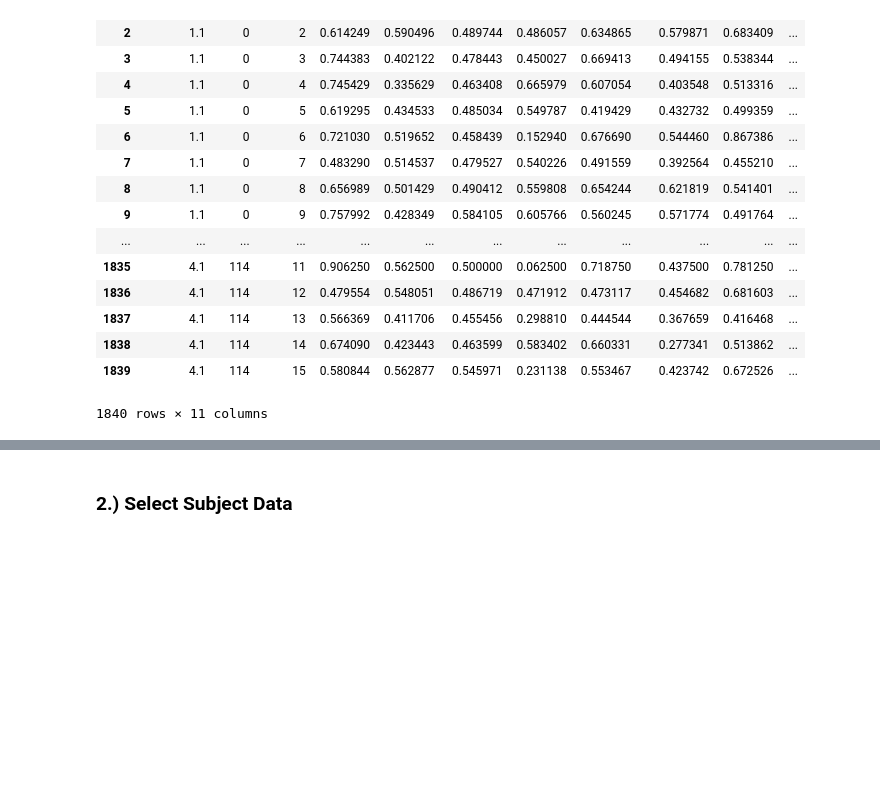
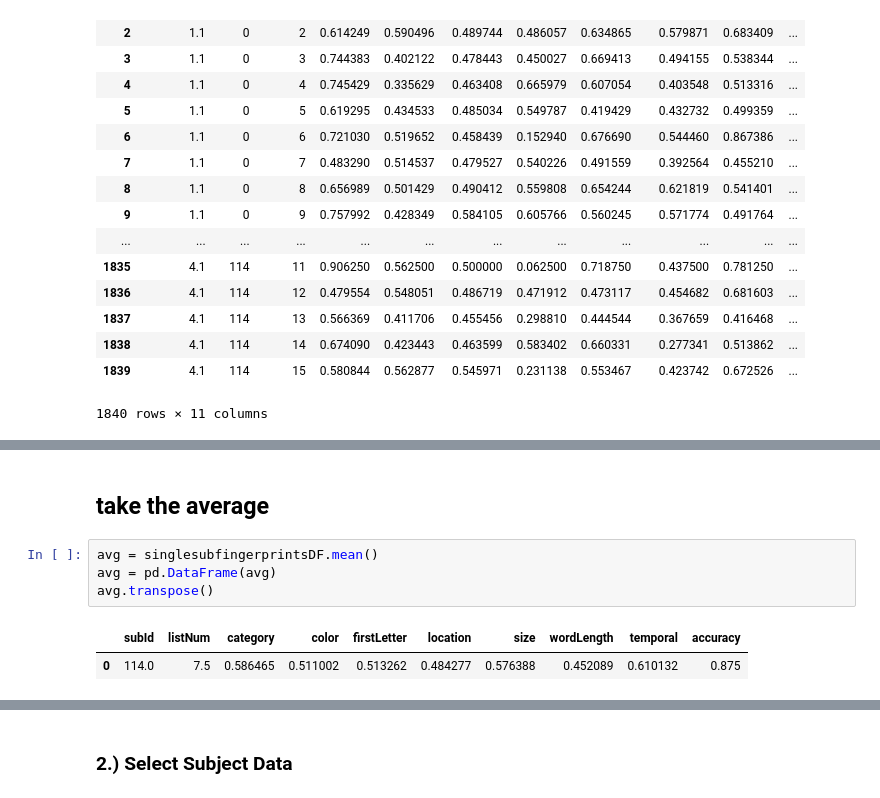
Before and after one commit to ContextLab/FRFR-analyses, a Jupyter notebook: notebooks/FRFR-analyses-1.0-PF.ipynb, the cells around one changed output, grey strips where cells are left out. Saved outputs shown, nothing was run; the diff lists cells and outputs as text; blank space fills up the shorter version.

```diff
--- a/notebooks/FRFR-analyses-1.0-PF.ipynb
+++ b/notebooks/FRFR-analyses-1.0-PF.ipynb
@@ -473,0 +541,9 @@ fingerprintsDF
+# %% [markdown]
+<h2> take the average </h2>
+# %%
+avg = singlesubfingerprintsDF.mean()
+avg = pd.DataFrame(avg)
+avg.transpose()
+# %% [output]
+|  | subId | listNum | category | color | firstLetter | location | size | wordLength | temporal | accuracy |
+| 0 | 114.0 | 7.5 | 0.586465 | 0.511002 | 0.513262 | 0.484277 | 0.576388 | 0.452089 | 0.610132 | 0.875 |
```
Also changed, not shown: parts of 11 cells of this notebook, 3 other files.
